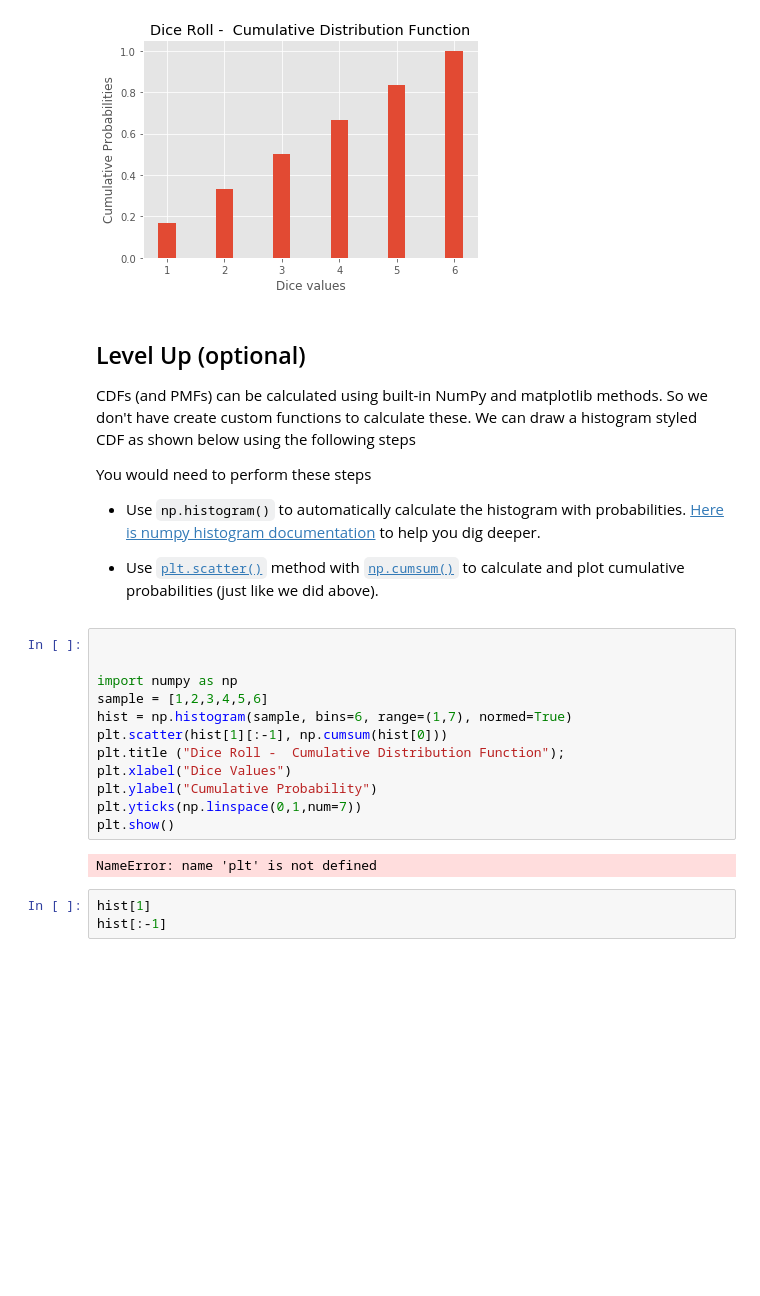
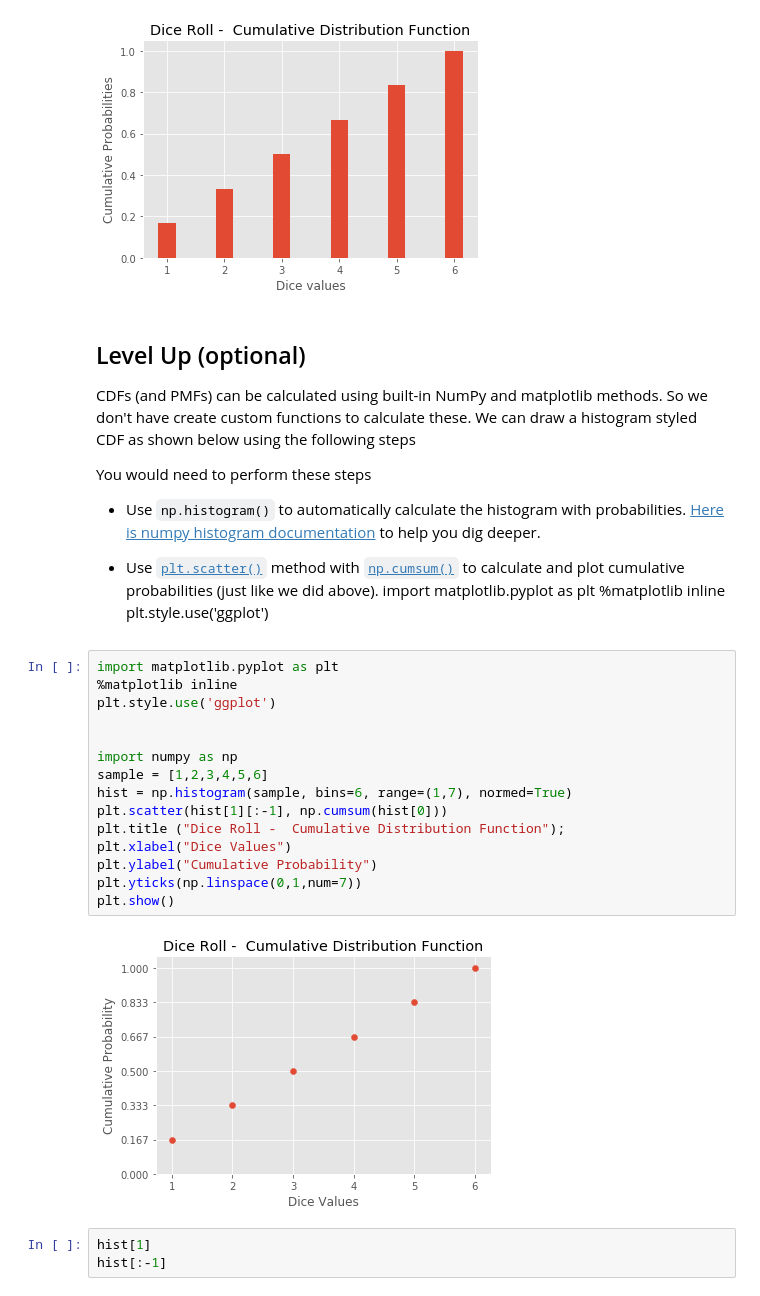
Before and after one commit to rmlevy1/dsc-cumulative-distribution-function-lab-nyc-ds-021720, a Jupyter notebook: index.ipynb, the cells around one changed output. Cells and saved outputs as stored; diff of their text form; blank space fills up the shorter version.

```diff
--- a/index.ipynb
+++ b/index.ipynb
@@ -78,20 +78,26 @@ You would need to perform these steps
 * Use `np.histogram()` to automatically calculate the histogram with probabilities. [Here is numpy histogram documentation](https://docs.scipy.org/doc/numpy/reference/generated/numpy.histogram.html) to help you dig deeper.
 
 * Use [`plt.scatter()`](https://matplotlib.org/api/_as_gen/matplotlib.pyplot.scatter.html) method with [`np.cumsum()`](https://docs.scipy.org/doc/numpy/reference/generated/numpy.cumsum.html) to calculate and plot cumulative probabilities (just like we did above).
+import matplotlib.pyplot as plt
+%matplotlib inline
+plt.style.use('ggplot')
 # %%
+import matplotlib.pyplot as plt
+%matplotlib inline
+plt.style.use('ggplot')
 
 
 import numpy as np
 sample = [1,2,3,4,5,6]
 hist = np.histogram(sample, bins=6, range=(1,7), normed=True)
 plt.scatter(hist[1][:-1], np.cumsum(hist[0]))
 plt.title ("Dice Roll -  Cumulative Distribution Function");
 plt.xlabel("Dice Values")
 plt.ylabel("Cumulative Probability")
 plt.yticks(np.linspace(0,1,num=7))
 plt.show()
 # %% [output]
-NameError: name 'plt' is not defined
+[figure, added]
 # %%
 hist[1]
 hist[:-1]
```
